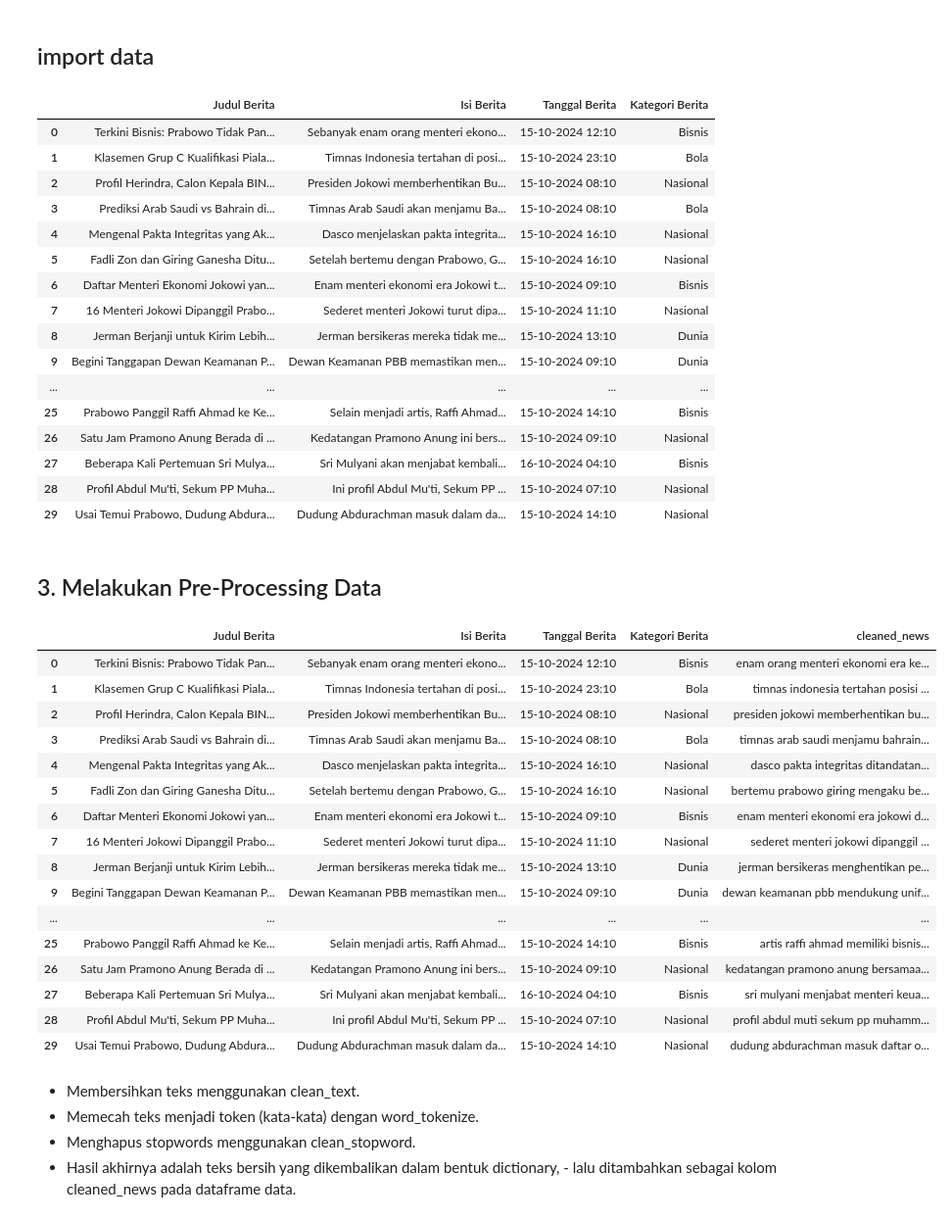
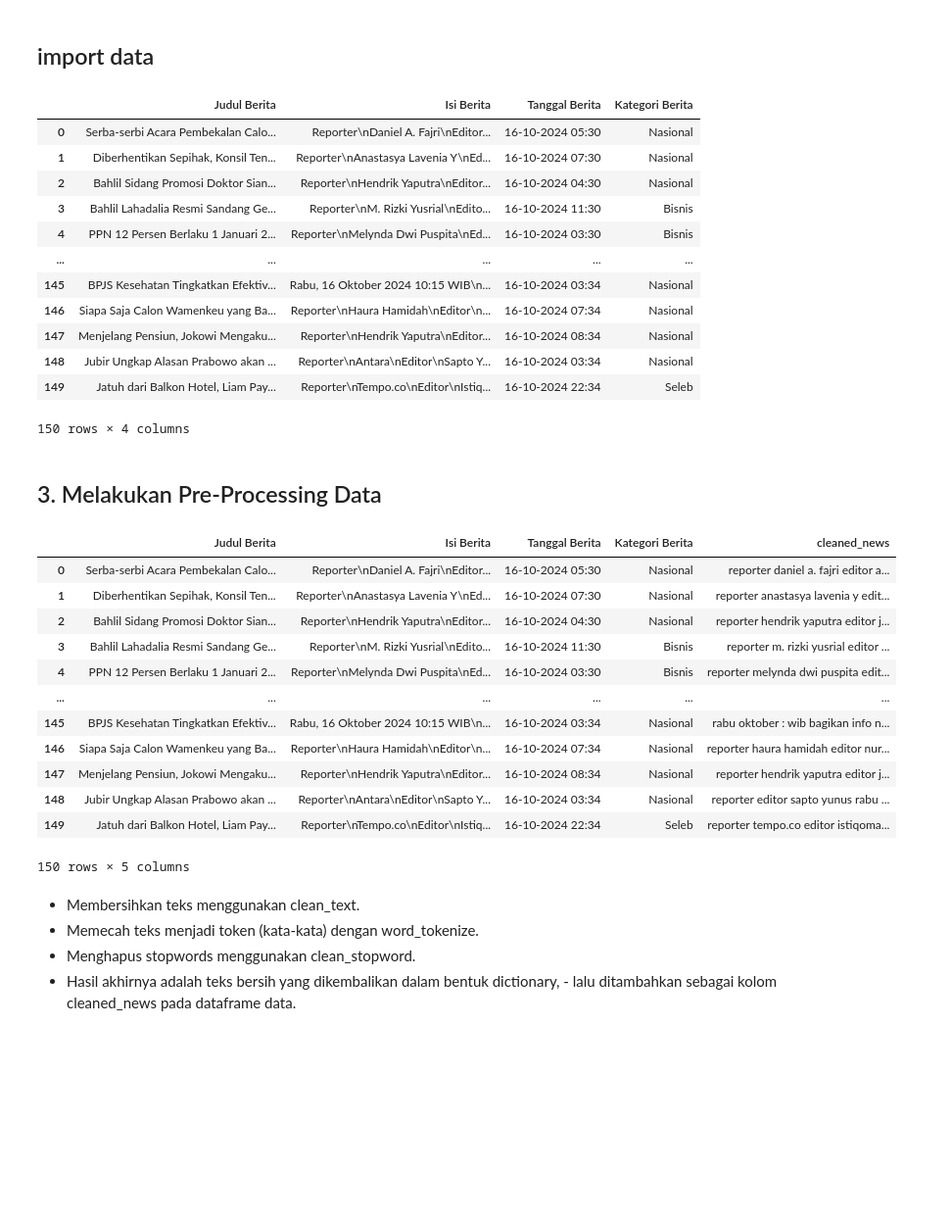
Before and after one commit to yudha22052/ppw, a Jupyter notebook: _sources/keyword.ipynb, the cells around one changed output. Shown at 98% size. Drawn from its saved outputs; the diff is of its cells as text; code cells hidden in the pictures; blank space fills up the shorter version.

```diff
--- a/_sources/keyword.ipynb
+++ b/_sources/keyword.ipynb
@@ -31,26 +31,22 @@ True
 # %% [markdown]
 ## import data
 # %%
-data = pd.read_csv('data_tugas1.csv')
+data = pd.read_csv('data_terbaru_1.csv')
 data
 # %% [output]
 |  | Judul Berita | Isi Berita | Tanggal Berita | Kategori Berita |
-| 0 | Terkini Bisnis: Prabowo Tidak Pan... | Sebanyak enam orang menteri ekono... | 15-10-2024 12:10 | Bisnis |
-| 1 | Klasemen Grup C Kualifikasi Piala... | Timnas Indonesia tertahan di posi... | 15-10-2024 23:10 | Bola |
-| 2 | Profil Herindra, Calon Kepala BIN... | Presiden Jokowi memberhentikan Bu... | 15-10-2024 08:10 | Nasional |
-| 3 | Prediksi Arab Saudi vs Bahrain di... | Timnas Arab Saudi akan menjamu Ba... | 15-10-2024 08:10 | Bola |
-| 4 | Mengenal Pakta Integritas yang Ak... | Dasco menjelaskan pakta integrita... | 15-10-2024 16:10 | Nasional |
-| 5 | Fadli Zon dan Giring Ganesha Ditu... | Setelah bertemu dengan Prabowo, G... | 15-10-2024 16:10 | Nasional |
-| 6 | Daftar Menteri Ekonomi Jokowi yan... | Enam menteri ekonomi era Jokowi t... | 15-10-2024 09:10 | Bisnis |
-| 7 | 16 Menteri Jokowi Dipanggil Prabo... | Sederet menteri Jokowi turut dipa... | 15-10-2024 11:10 | Nasional |
-| 8 | Jerman Berjanji untuk Kirim Lebih... | Jerman bersikeras mereka tidak me... | 15-10-2024 13:10 | Dunia |
-| 9 | Begini Tanggapan Dewan Keamanan P... | Dewan Keamanan PBB memastikan men... | 15-10-2024 09:10 | Dunia |
+| 0 | Serba-serbi Acara Pembekalan Calo... | Reporter\nDaniel A. Fajri\nEditor... | 16-10-2024 05:30 | Nasional |
+| 1 | Diberhentikan Sepihak, Konsil Ten... | Reporter\nAnastasya Lavenia Y\nEd... | 16-10-2024 07:30 | Nasional |
+| 2 | Bahlil Sidang Promosi Doktor Sian... | Reporter\nHendrik Yaputra\nEditor... | 16-10-2024 04:30 | Nasional |
+| 3 | Bahlil Lahadalia Resmi Sandang Ge... | Reporter\nM. Rizki Yusrial\nEdito... | 16-10-2024 11:30 | Bisnis |
+| 4 | PPN 12 Persen Berlaku 1 Januari 2... | Reporter\nMelynda Dwi Puspita\nEd... | 16-10-2024 03:30 | Bisnis |
 | ... | ... | ... | ... | ... |
-| 25 | Prabowo Panggil Raffi Ahmad ke Ke... | Selain menjadi artis, Raffi Ahmad... | 15-10-2024 14:10 | Bisnis |
-| 26 | Satu Jam Pramono Anung Berada di ... | Kedatangan Pramono Anung ini bers... | 15-10-2024 09:10 | Nasional |
-| 27 | Beberapa Kali Pertemuan Sri Mulya... | Sri Mulyani akan menjabat kembali... | 16-10-2024 04:10 | Bisnis |
-| 28 | Profil Abdul Mu'ti, Sekum PP Muha... | Ini profil Abdul Mu'ti, Sekum PP ... | 15-10-2024 07:10 | Nasional |
-| 29 | Usai Temui Prabowo, Dudung Abdura... | Dudung Abdurachman masuk dalam da... | 15-10-2024 14:10 | Nasional |
+| 145 | BPJS Kesehatan Tingkatkan Efektiv... | Rabu, 16 Oktober 2024 10:15 WIB\n... | 16-10-2024 03:34 | Nasional |
+| 146 | Siapa Saja Calon Wamenkeu yang Ba... | Reporter\nHaura Hamidah\nEditor\n... | 16-10-2024 07:34 | Nasional |
+| 147 | Menjelang Pensiun, Jokowi Mengaku... | Reporter\nHendrik Yaputra\nEditor... | 16-10-2024 08:34 | Nasional |
+| 148 | Jubir Ungkap Alasan Prabowo akan ... | Reporter\nAntara\nEditor\nSapto Y... | 16-10-2024 03:34 | Nasional |
+| 149 | Jatuh dari Balkon Hotel, Liam Pay... | Reporter\nTempo.co\nEditor\nIstiq... | 16-10-2024 22:34 | Seleb |
+150 rows × 4 columns
 # %% [markdown]
 ## 3. Melakukan Pre-Processing Data
 # %%
@@ -74,34 +70,38 @@ def clean_stopword(tokens):
 	return filtered_words
 # %%
 def preprocess_text(content):
-	result = {}
-	for i, text in enumerate(tqdm(content)):
-		cleaned_text = clean_text(text)
-		tokens = word_tokenize(cleaned_text)
-		cleaned_stopword = clean_stopword(tokens)
-		result[i] = ' '.join(cleaned_stopword)
-	return result
+    result = {}
+    for i, text in enumerate(tqdm(content)):
+        if not isinstance(text, str):
+            text = ''  # Ubah nilai None atau bukan string menjadi string kosong
 
+        cleaned_text = clean_text(text)  # Pastikan fungsi clean_text bekerja dengan string
+        tokens = word_tokenize(cleaned_text)
+        cleaned_stopword = clean_stopword(tokens)
+        result[i] = ' '.join(cleaned_stopword)
+
+    return result
+
+# Pastikan semua elemen di 'Isi Berita' berupa string
+data['Isi Berita'] = data['Isi Berita'].fillna('').astype(str)  # Mengisi nilai NaN dengan string kosong dan pastikan tipe string
+
+# Proses pembersihan
 data['cleaned_news'] = preprocess_text(data['Isi Berita'])
 data
 # %% [output]
 |  | Judul Berita | Isi Berita | Tanggal Berita | Kategori Berita | cleaned_news |
-| 0 | Terkini Bisnis: Prabowo Tidak Pan... | Sebanyak enam orang menteri ekono... | 15-10-2024 12:10 | Bisnis | enam orang menteri ekonomi era ke... |
-| 1 | Klasemen Grup C Kualifikasi Piala... | Timnas Indonesia tertahan di posi... | 15-10-2024 23:10 | Bola | timnas indonesia tertahan posisi ... |
-| 2 | Profil Herindra, Calon Kepala BIN... | Presiden Jokowi memberhentikan Bu... | 15-10-2024 08:10 | Nasional | presiden jokowi memberhentikan bu... |
-| 3 | Prediksi Arab Saudi vs Bahrain di... | Timnas Arab Saudi akan menjamu Ba... | 15-10-2024 08:10 | Bola | timnas arab saudi menjamu bahrain... |
-| 4 | Mengenal Pakta Integritas yang Ak... | Dasco menjelaskan pakta integrita... | 15-10-2024 16:10 | Nasional | dasco pakta integritas ditandatan... |
-| 5 | Fadli Zon dan Giring Ganesha Ditu... | Setelah bertemu dengan Prabowo, G... | 15-10-2024 16:10 | Nasional | bertemu prabowo giring mengaku be... |
-| 6 | Daftar Menteri Ekonomi Jokowi yan... | Enam menteri ekonomi era Jokowi t... | 15-10-2024 09:10 | Bisnis | enam menteri ekonomi era jokowi d... |
-| 7 | 16 Menteri Jokowi Dipanggil Prabo... | Sederet menteri Jokowi turut dipa... | 15-10-2024 11:10 | Nasional | sederet menteri jokowi dipanggil ... |
-| 8 | Jerman Berjanji untuk Kirim Lebih... | Jerman bersikeras mereka tidak me... | 15-10-2024 13:10 | Dunia | jerman bersikeras menghentikan pe... |
-| 9 | Begini Tanggapan Dewan Keamanan P... | Dewan Keamanan PBB memastikan men... | 15-10-2024 09:10 | Dunia | dewan keamanan pbb mendukung unif... |
+| 0 | Serba-serbi Acara Pembekalan Calo... | Reporter\nDaniel A. Fajri\nEditor... | 16-10-2024 05:30 | Nasional | reporter daniel a. fajri editor a... |
+| 1 | Diberhentikan Sepihak, Konsil Ten... | Reporter\nAnastasya Lavenia Y\nEd... | 16-10-2024 07:30 | Nasional | reporter anastasya lavenia y edit... |
+| 2 | Bahlil Sidang Promosi Doktor Sian... | Reporter\nHendrik Yaputra\nEditor... | 16-10-2024 04:30 | Nasional | reporter hendrik yaputra editor j... |
+| 3 | Bahlil Lahadalia Resmi Sandang Ge... | Reporter\nM. Rizki Yusrial\nEdito... | 16-10-2024 11:30 | Bisnis | reporter m. rizki yusrial editor ... |
+| 4 | PPN 12 Persen Berlaku 1 Januari 2... | Reporter\nMelynda Dwi Puspita\nEd... | 16-10-2024 03:30 | Bisnis | reporter melynda dwi puspita edit... |
 | ... | ... | ... | ... | ... | ... |
-| 25 | Prabowo Panggil Raffi Ahmad ke Ke... | Selain menjadi artis, Raffi Ahmad... | 15-10-2024 14:10 | Bisnis | artis raffi ahmad memiliki bisnis... |
-| 26 | Satu Jam Pramono Anung Berada di ... | Kedatangan Pramono Anung ini bers... | 15-10-2024 09:10 | Nasional | kedatangan pramono anung bersamaa... |
-| 27 | Beberapa Kali Pertemuan Sri Mulya... | Sri Mulyani akan menjabat kembali... | 16-10-2024 04:10 | Bisnis | sri mulyani menjabat menteri keua... |
-| 28 | Profil Abdul Mu'ti, Sekum PP Muha... | Ini profil Abdul Mu'ti, Sekum PP ... | 15-10-2024 07:10 | Nasional | profil abdul muti sekum pp muhamm... |
-| 29 | Usai Temui Prabowo, Dudung Abdura... | Dudung Abdurachman masuk dalam da... | 15-10-2024 14:10 | Nasional | dudung abdurachman masuk daftar o... |
+| 145 | BPJS Kesehatan Tingkatkan Efektiv... | Rabu, 16 Oktober 2024 10:15 WIB\n... | 16-10-2024 03:34 | Nasional | rabu oktober : wib bagikan info n... |
+| 146 | Siapa Saja Calon Wamenkeu yang Ba... | Reporter\nHaura Hamidah\nEditor\n... | 16-10-2024 07:34 | Nasional | reporter haura hamidah editor nur... |
+| 147 | Menjelang Pensiun, Jokowi Mengaku... | Reporter\nHendrik Yaputra\nEditor... | 16-10-2024 08:34 | Nasional | reporter hendrik yaputra editor j... |
+| 148 | Jubir Ungkap Alasan Prabowo akan ... | Reporter\nAntara\nEditor\nSapto Y... | 16-10-2024 03:34 | Nasional | reporter editor sapto yunus rabu ... |
+| 149 | Jatuh dari Balkon Hotel, Liam Pay... | Reporter\nTempo.co\nEditor\nIstiq... | 16-10-2024 22:34 | Seleb | reporter tempo.co editor istiqoma... |
+150 rows × 5 columns
 # %% [markdown]
 - Membersihkan teks menggunakan clean_text.
 - Memecah teks menjadi token (kata-kata) dengan word_tokenize.
```
Also changed, not shown: parts of 11 cells of this notebook, 54 other files.
